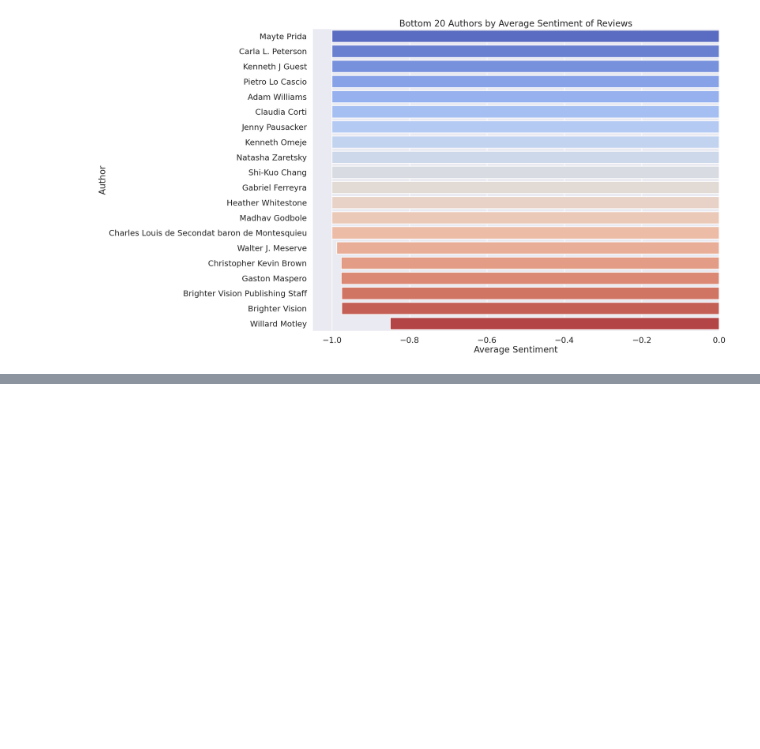
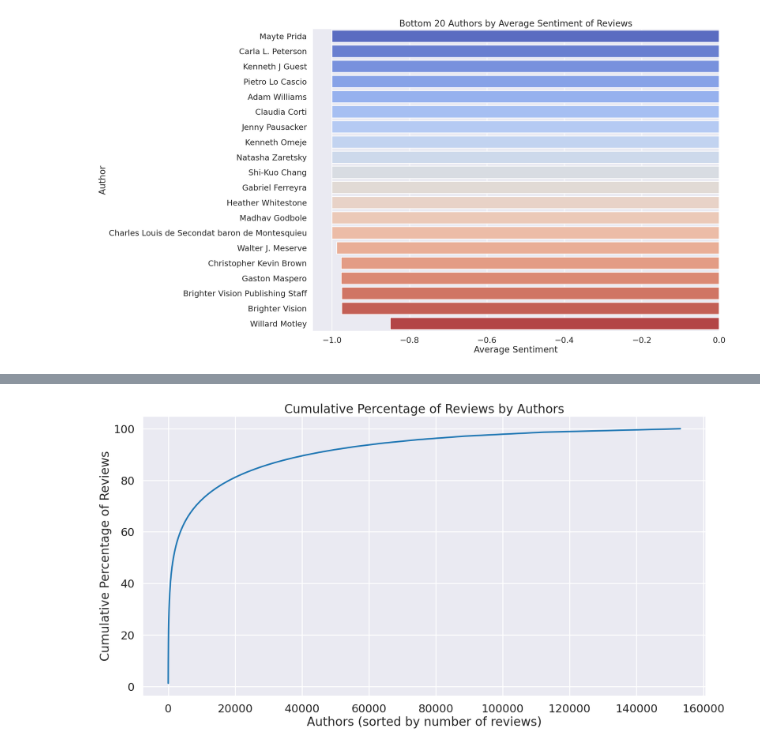
Before and after one commit to danielepolotow/book_data, a Jupyter notebook: notebooks/Sentiment Analysis.ipynb, the cells around one changed output, grey strips where cells are left out. Cells and saved outputs as stored; diff of their text form; code cells hidden in the pictures; blank space fills up the shorter version.

```diff
--- a/notebooks/Sentiment Analysis.ipynb
+++ b/notebooks/Sentiment Analysis.ipynb
@@ -116,0 +243,18 @@ plt.show()
+# %%
+author_review_counts = merged_data.groupby('authors').size().reset_index(name='Number_of_Reviews')
+
+author_review_counts = author_review_counts.sort_values(by='Number_of_Reviews', ascending=False)
+
+author_review_counts['Cumulative_Reviews'] = author_review_counts['Number_of_Reviews'].cumsum()
+
+total_reviews = author_review_counts['Number_of_Reviews'].sum()
+author_review_counts['Cumulative_Percentage'] = (author_review_counts['Cumulative_Reviews'] / total_reviews) * 100
+
+plt.figure(figsize=(20, 10))
+sns.lineplot(x=range(1, len(author_review_counts) + 1), y='Cumulative_Percentage', data=author_review_counts)
+plt.title('Cumulative Percentage of Reviews by Authors')
+plt.xlabel('Authors (sorted by number of reviews)')
+plt.ylabel('Cumulative Percentage of Reviews')
+plt.show()
+# %% [output]
+[figure, added]
```
Also changed, not shown: parts of 14 cells of this notebook.
